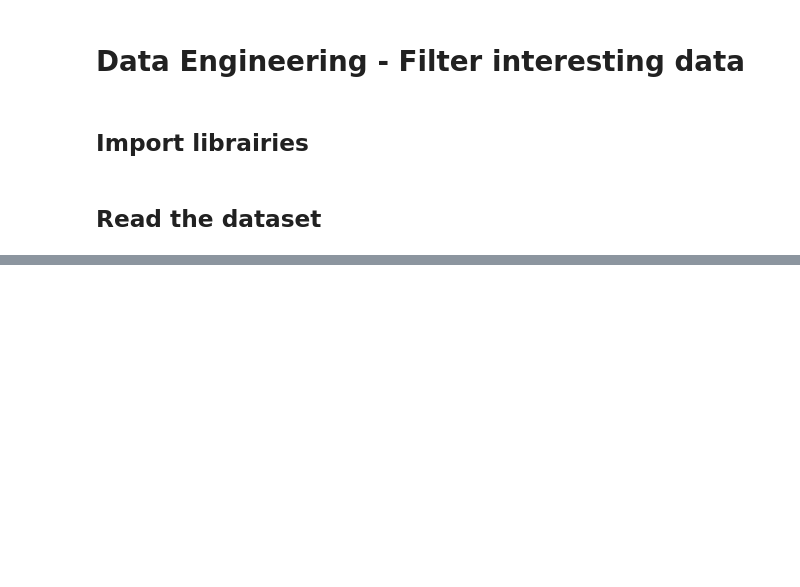
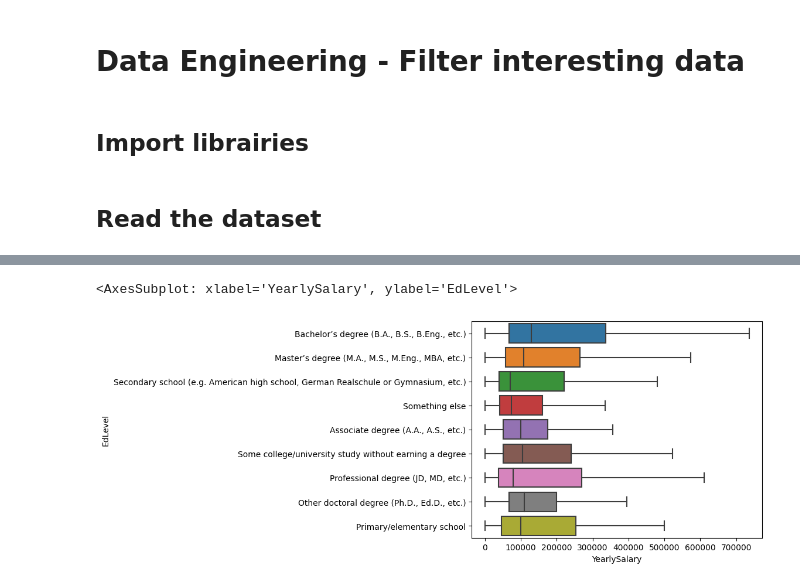
Before and after one commit to alphasigma25/VI-2022, a Jupyter notebook: data-engineering.ipynb, the cells around one changed output, grey strips where cells are left out. Saved outputs shown, nothing was run; the diff lists cells and outputs as text; code cells hidden in the pictures; blank space fills up the shorter version.

Commit message:
Filtered data for second visualization, tested it with a boxplot

```diff
--- a/data-engineering.ipynb
+++ b/data-engineering.ipynb
@@ -39,3 +43,37 @@ These two columns can be broadcaster into one, for instance converting everythin
 Additionnally, the following columns have to be filtered :
 
 The MainBranch column will have to be filtered to only keep the line containing "I am a developer by profession".
+# %%
+# Filter the data to only keep profesionnal developers
+print(len(df))
+df_filtered = df[df['MainBranch'].str.contains("I am a developer by profession")]
+print(len(df_filtered))
+
+selectedInput = [
+    'EdLevel',
+    'DevType',
+    'OrgSize',
+    'Country',
+    'YearsCodePro'
+]
+selectedOutput = [
+    'CompTotal',
+    'CompFreq'
+]
+
+df_features = df_filtered[selectedInput + selectedOutput]
+# Remove row that have NaN salary
+df_features = df_features[df_features['CompTotal'].notna()]
+df_features = df_features[df_features['CompFreq'].notna()]
+
+# Convert monthly salary to yearly, then drop the CompTotal and CompFreq columns
+df_features['YearlySalary'] = df_features.apply(lambda row: float(row['CompTotal']) * 12 if row['CompFreq'] == "Monthly" else row['CompTotal'], axis=1)
+df_features = df_features.drop(['CompTotal', 'CompFreq'] , axis=1)
+
+# Filter outliers
+max_yearly_salary = 1e7
+df_features = df_features.loc[df_features['YearlySalary'] < max_yearly_salary]
+
+print(len(df_features))
+
+df_features
@@ -41,0 +97,5 @@ The MainBranch column will have to be filtered to only keep the line containing
+# %%
+sns.boxplot(x='YearlySalary', y='EdLevel', data=df_features, showfliers=False, orient="h")
+# %% [output]
+<AxesSubplot: xlabel='YearlySalary', ylabel='EdLevel'>
+[figure, added]
```
Also changed, not shown: parts of 4 cells of this notebook, 1 other file.
